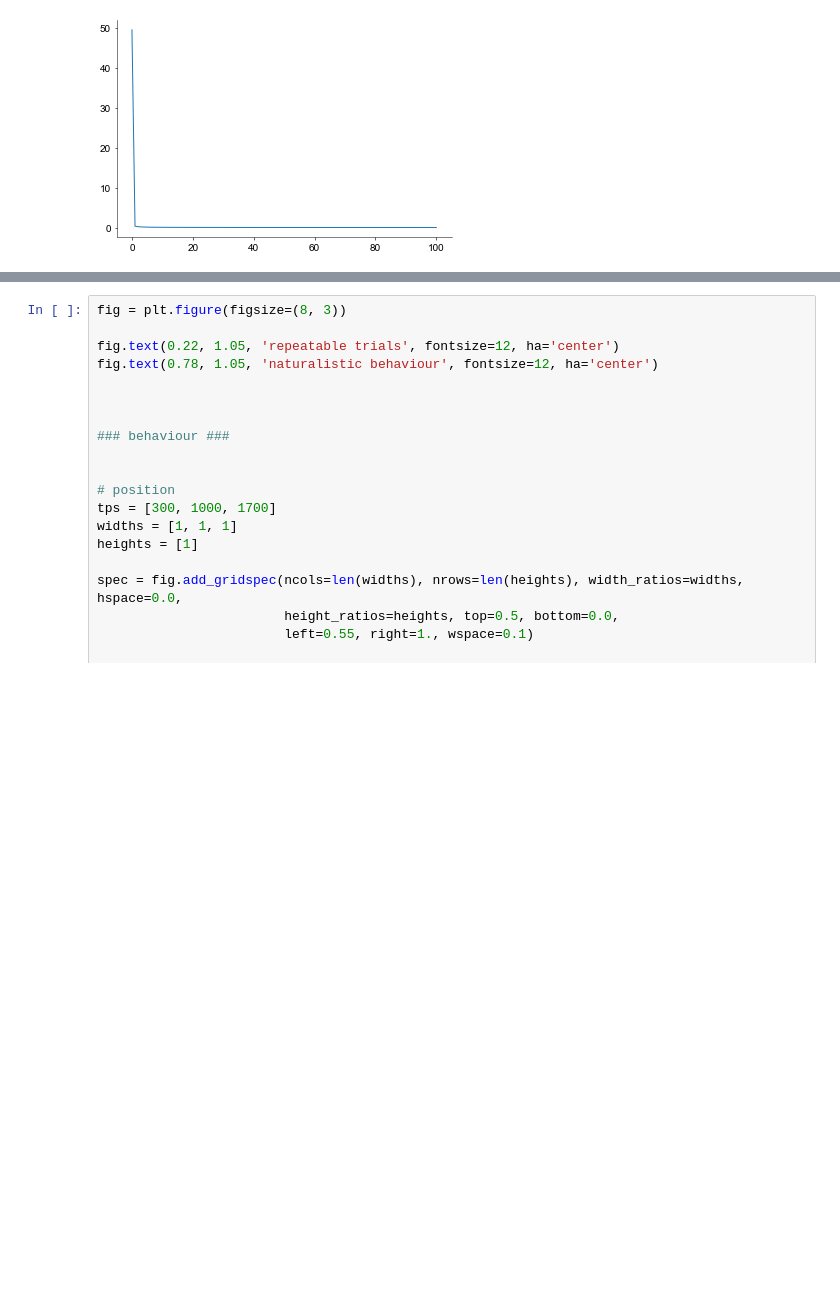
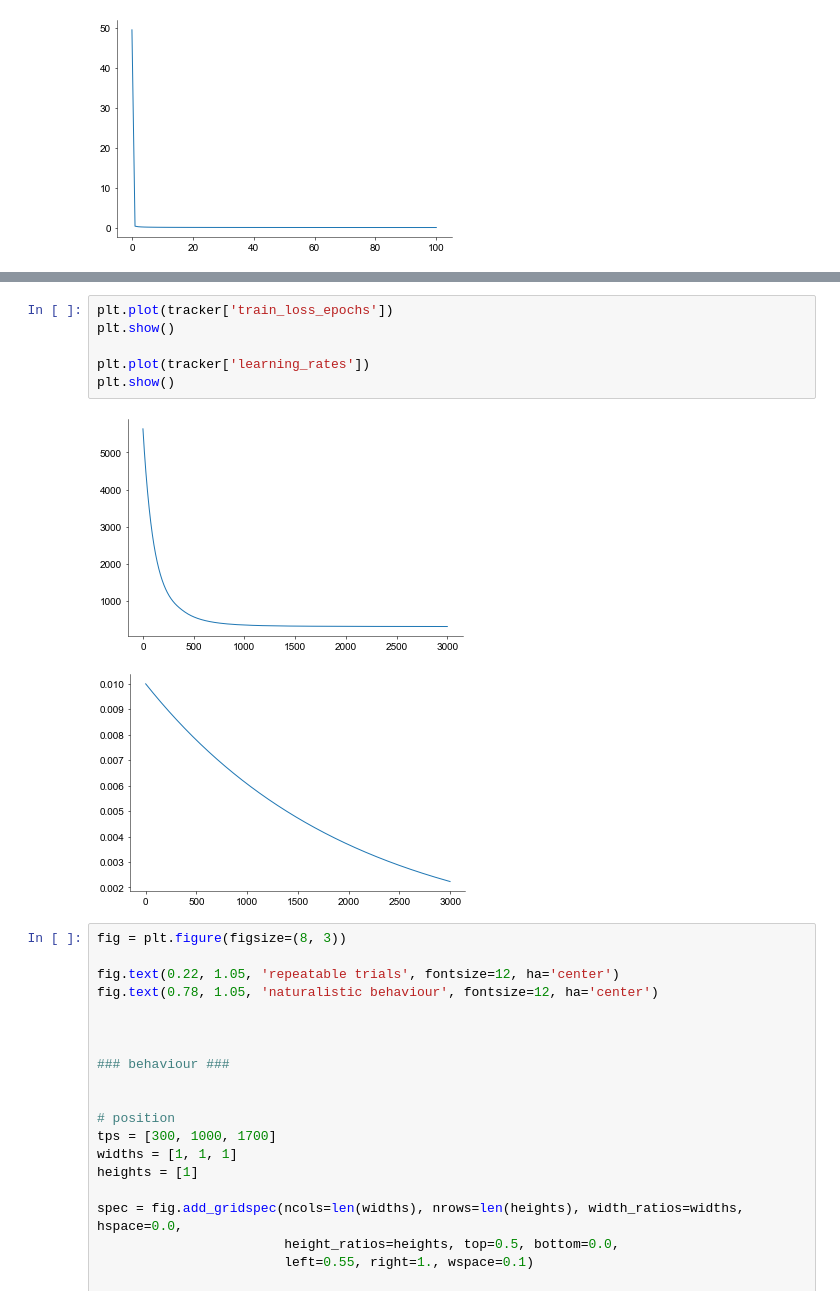
Before and after one commit to davindicode/nonparametric-nonrenewal-process, a Jupyter notebook: scripts/plots/plots.ipynb, the cells around one changed output, grey strips where cells are left out. Saved outputs shown, nothing was run; the diff lists cells and outputs as text; blank space fills up the shorter version.

```diff
--- a/scripts/plots/plots.ipynb
+++ b/scripts/plots/plots.ipynb
@@ -389,3 +639,12 @@ plt.show()
+# %%
+plt.plot(tracker['train_loss_epochs'])
+plt.show()
+
+plt.plot(tracker['learning_rates'])
+plt.show()
+# %% [output]
+[figure, added]
+[figure, added]
 # %%
 fig = plt.figure(figsize=(8, 3))
 
```
Also changed, not shown: parts of 11 cells of this notebook, 10 other files.
